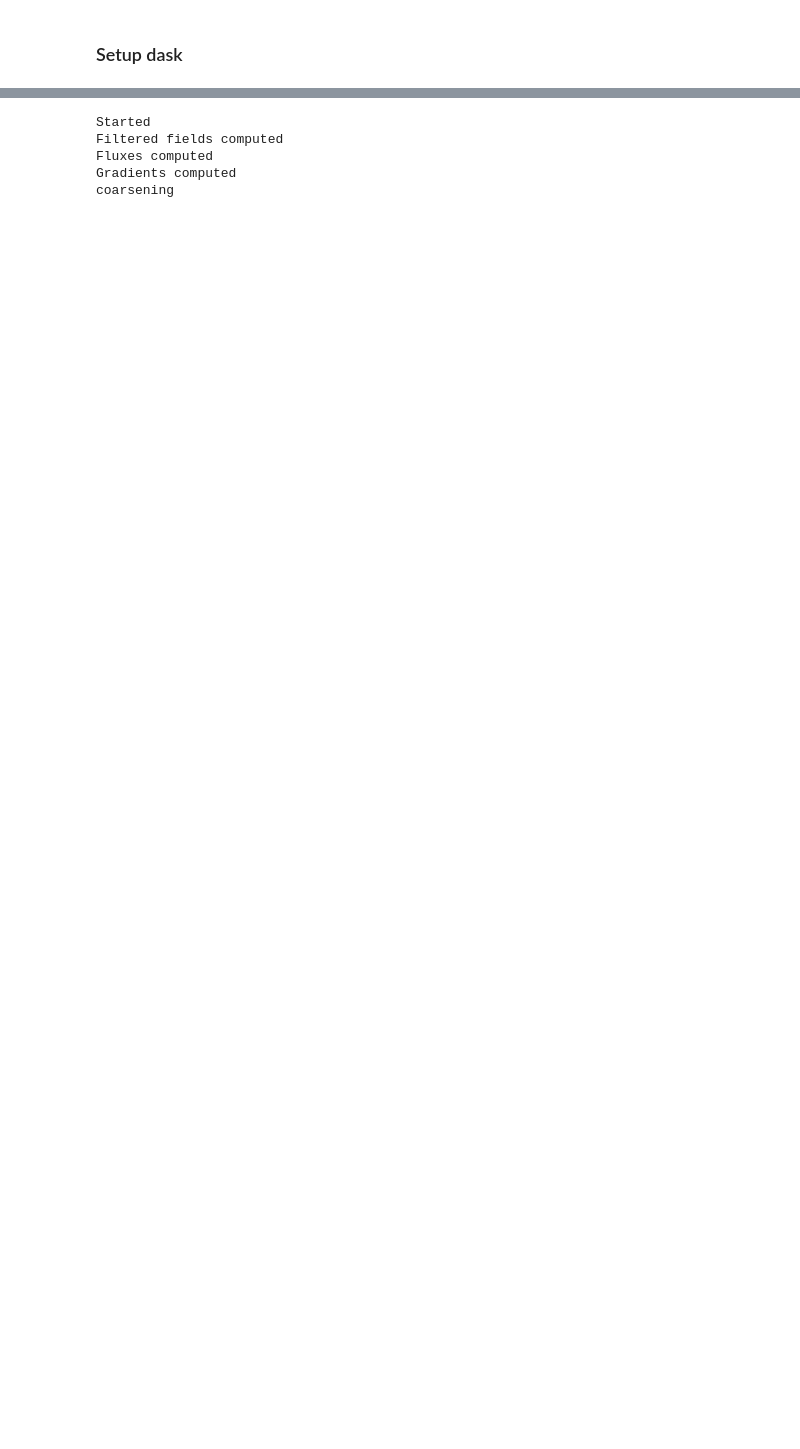
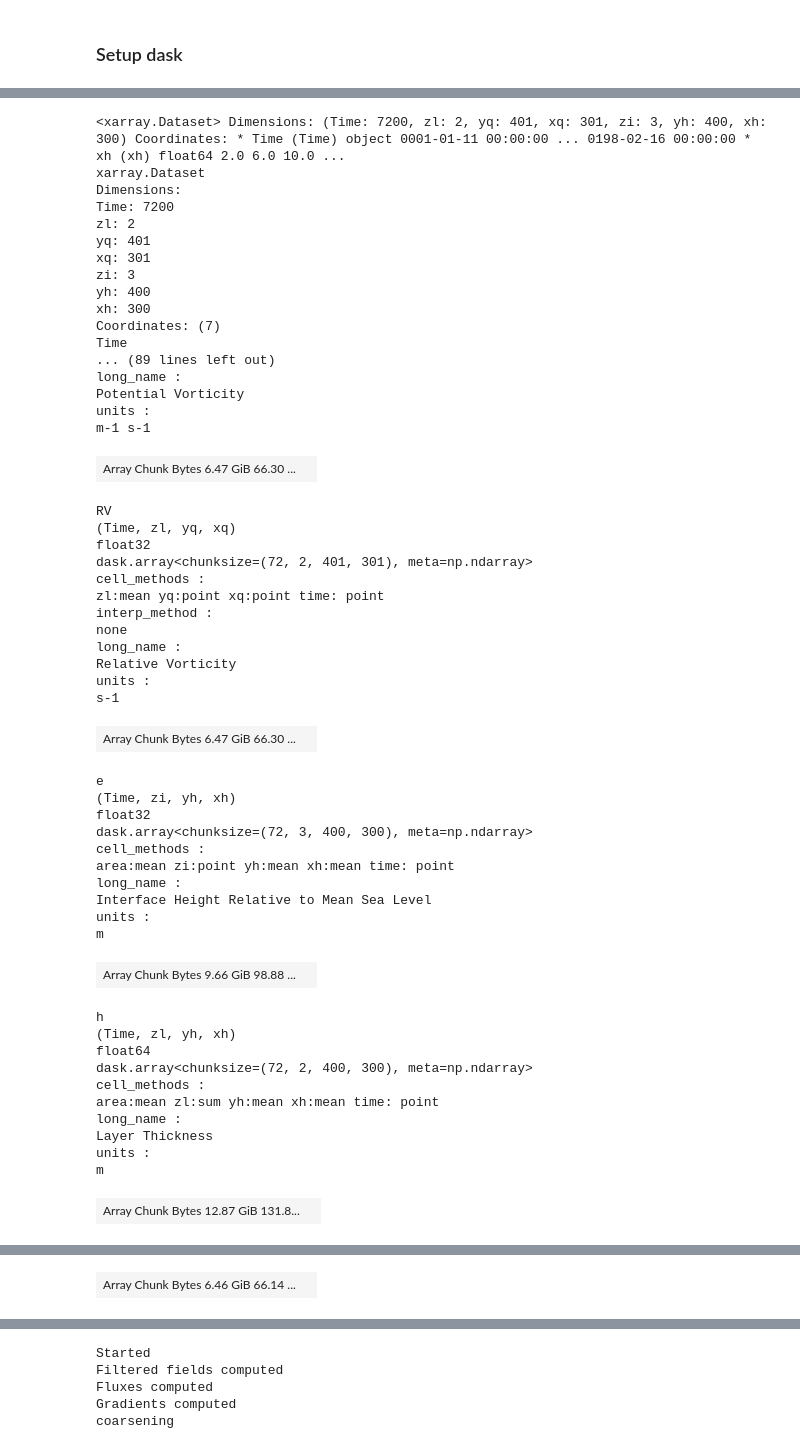
Before and after one commit to dhruvbalwada/mesoscale_buoyancy_param_ML, a Jupyter notebook: generate_data/generate_data_multiple_scales_MOM6.ipynb, the cells around one changed output, grey strips where cells are left out. Cells and saved outputs as stored; diff of their text form; code cells hidden in the pictures; blank space fills up the shorter version.

```diff
--- a/generate_data/generate_data_multiple_scales_MOM6.ipynb
+++ b/generate_data/generate_data_multiple_scales_MOM6.ipynb
@@ -64,4 +84,63 @@ PERSISTENT_BUCKET = os.environ['PERSISTENT_BUCKET']
 # %%
-ds = xr.open_zarr(f'{PERSISTENT_BUCKET}/MOM6/Phillips2Layer/res4km_sponge10day/prog.zarr')
+#ds = xr.open_zarr(f'{PERSISTENT_BUCKET}/MOM6/Phillips2Layer/res4km_sponge10day/prog.zarr')
+#ds = xr.open_zarr(f'{PERSISTENT_BUCKET}/MOM6/Phillips2Layer/res4km_sponge60day/prog.zarr')
+#ds = xr.open_zarr(f'{PERSISTENT_BUCKET}/MOM6/Phillips2Layer/res4km_sponge300day/prog.zarr')
+
+ds = xr.open_zarr(f'{PERSISTENT_BUCKET}/MOM6/Phillips2Layer/res4km_sponge10day_long.zarr')
 # %%
-ds = ds.chunk({'Time':1,'xh':-1,'yh':-1,'xq':-1,'yq':-1})
+#ds = ds.chunk({'Time':1,'xh':-1,'yh':-1,'xq':-1,'yq':-1})
+ds
+# %% [output]
+<xarray.Dataset> Dimensions: (Time: 7200, zl: 2, yq: 401, xq: 301, zi: 3, yh: 400, xh: 300) Coordinates: * Time (Time) object 0001-01-11 00:00:00 ... 0198-02-16 00:00:00 * xh (xh) float64 2.0 6.0 10.0 ...
+xarray.Dataset
+Dimensions:
+Time: 7200
+zl: 2
+yq: 401
+xq: 301
+zi: 3
+yh: 400
+xh: 300
+Coordinates: (7)
+Time
+... (89 lines left out)
+long_name :
+Potential Vorticity
+units :
+m-1 s-1
+| Array Chunk Bytes 6.47 GiB 66.30 ... |  |
+RV
+(Time, zl, yq, xq)
+float32
+dask.array<chunksize=(72, 2, 401, 301), meta=np.ndarray>
+cell_methods :
+zl:mean yq:point xq:point time: point
+interp_method :
+none
+long_name :
+Relative Vorticity
+units :
+s-1
+| Array Chunk Bytes 6.47 GiB 66.30 ... |  |
+e
+(Time, zi, yh, xh)
+float32
+dask.array<chunksize=(72, 3, 400, 300), meta=np.ndarray>
+cell_methods :
+area:mean zi:point yh:mean xh:mean time: point
+long_name :
+Interface Height Relative to Mean Sea Level
+units :
+m
+| Array Chunk Bytes 9.66 GiB 98.88 ... |  |
+h
+(Time, zl, yh, xh)
+float64
+dask.array<chunksize=(72, 2, 400, 300), meta=np.ndarray>
+cell_methods :
+area:mean zl:sum yh:mean xh:mean time: point
+long_name :
+Layer Thickness
+units :
+m
+| Array Chunk Bytes 12.87 GiB 131.8... |  |
@@ -67,0 +159 @@ ds = ds.chunk({'Time':1,'xh':-1,'yh':-1,'xq':-1,'yq':-1})
+| Array Chunk Bytes 6.46 GiB 66.14 ... |  |
```
Also changed, not shown: parts of 21 cells of this notebook, 14 other files.
